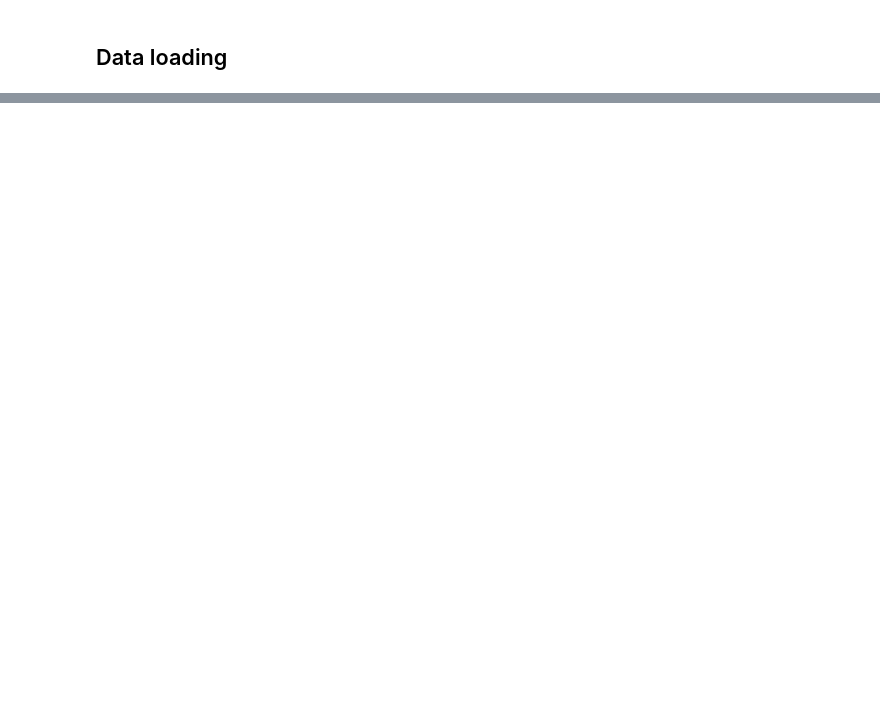
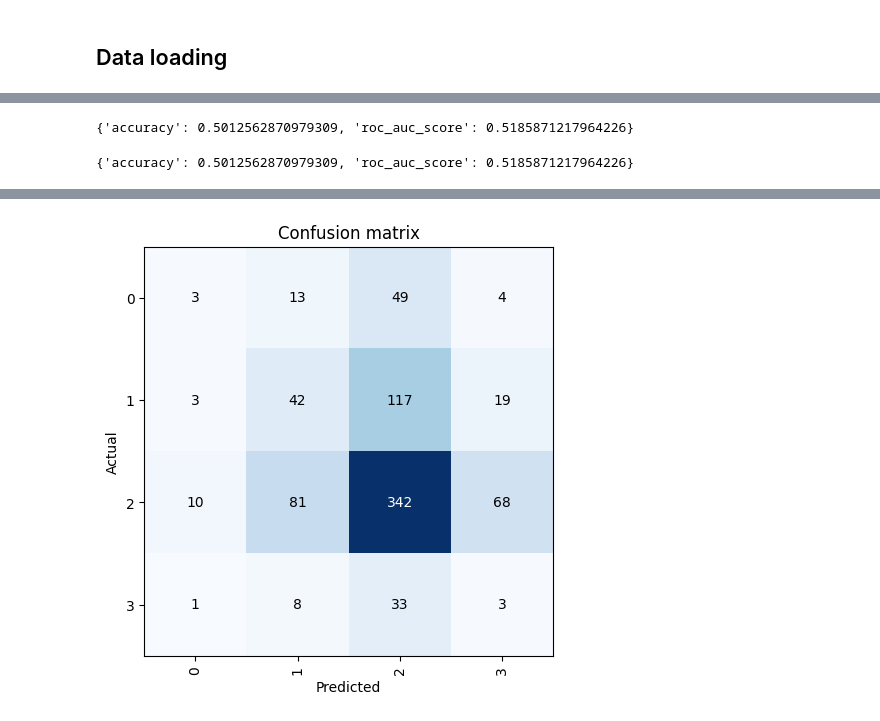
Before and after one commit to mkouhia/singing-voice-quality-regressor, a Jupyter notebook: notebooks/04 Data loading.ipynb, the cells around one changed output, grey strips where cells are left out. Drawn from its saved outputs; the diff is of its cells as text; code cells hidden in the pictures; blank space fills up the shorter version.

```diff
--- a/notebooks/04 Data loading.ipynb
+++ b/notebooks/04 Data loading.ipynb
@@ -30,0 +207,12 @@ It seems that sample rates, channels and encodings vary quite much. Maybe it wou
+# %%
+{i.name: float(i.value) for i in learner.metrics}
+# %% [output]
+{'accuracy': 0.5012562870979309, 'roc_auc_score': 0.5185871217964226}
+# %%
+{i.name: float(i.value) for i in learner.recorder.metrics}
+# %% [output]
+{'accuracy': 0.5012562870979309, 'roc_auc_score': 0.5185871217964226}
+# %%
+interp = ClassificationInterpretation.from_learner(learner)
+interp.plot_confusion_matrix()
+# %% [output]
@@ -30,0 +221 @@ It seems that sample rates, channels and encodings vary quite much. Maybe it wou
+[figure, added]
```
Also changed, not shown: parts of 33 cells of this notebook, 9 other files.
